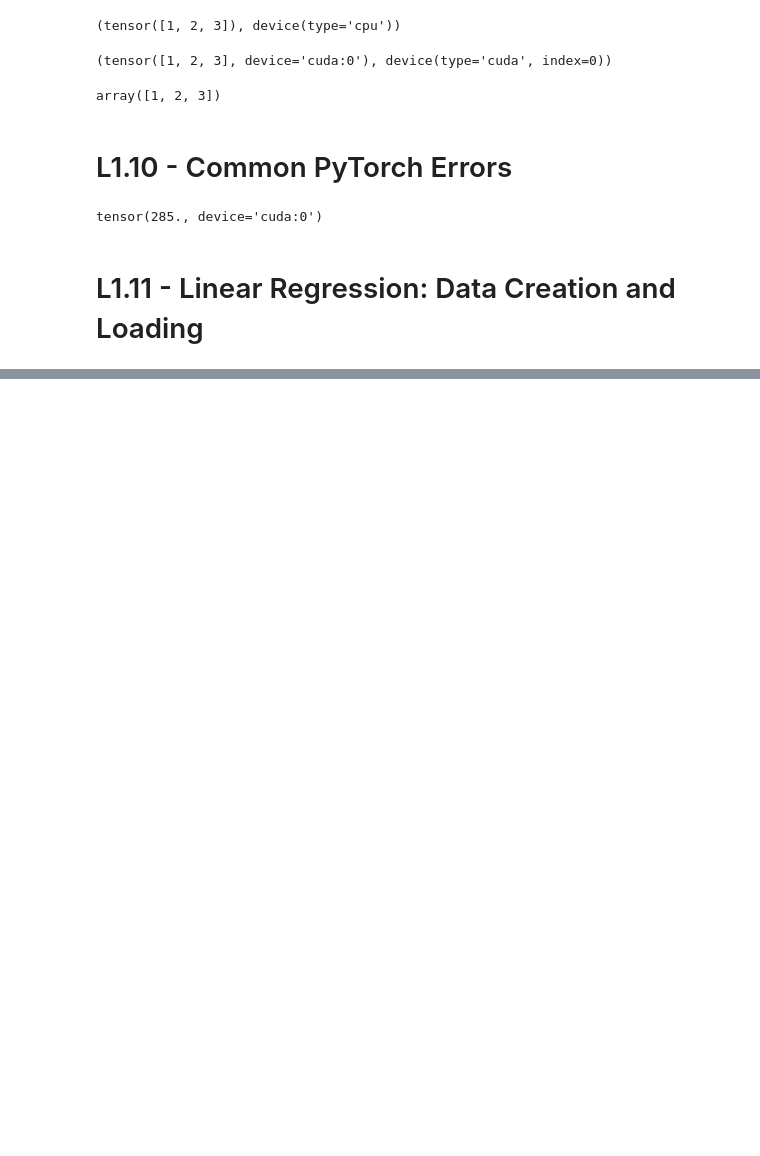
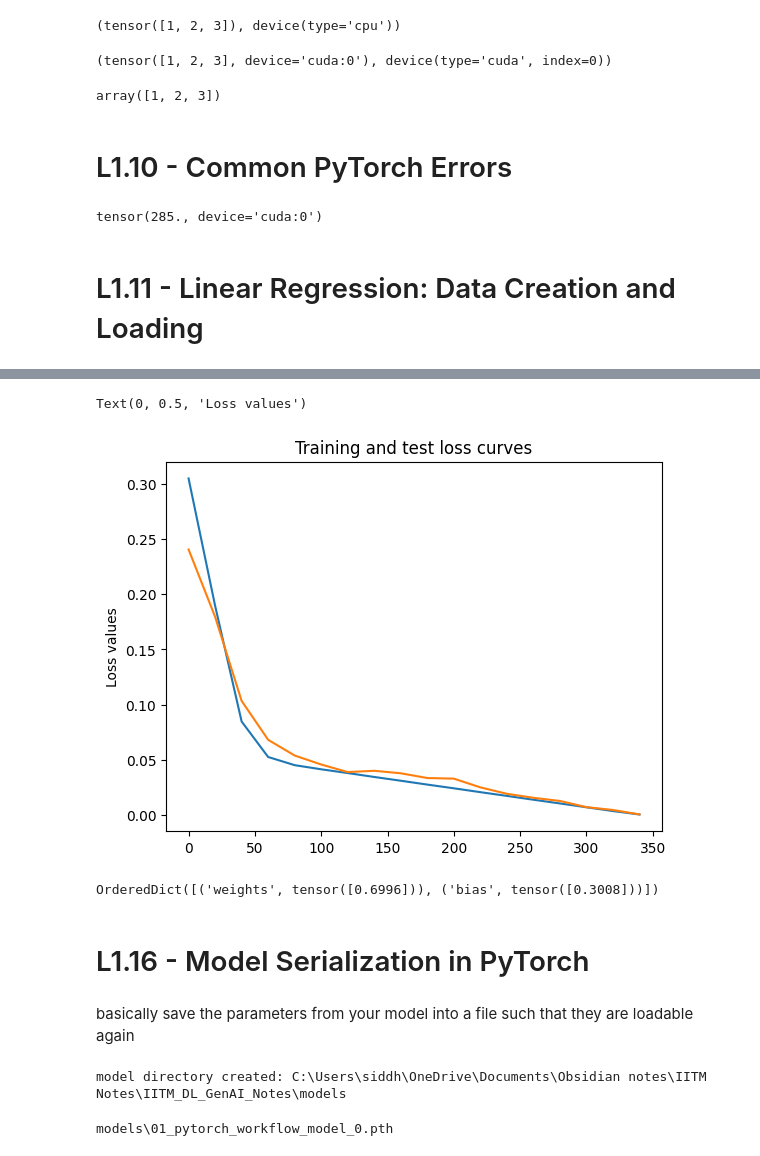
Before and after one commit to siddhartha12/IITM_DL_GenAI_Notes, a Jupyter notebook: DL GenAI Week 1.ipynb, the cells around one changed output, grey strips where cells are left out. Saved outputs shown, nothing was run; the diff lists cells and outputs as text; code cells hidden in the pictures; blank space fills up the shorter version.

```diff
--- a/DL GenAI Week 1.ipynb
+++ b/DL GenAI Week 1.ipynb
@@ -585,0 +715,5 @@ tensor(285., device='cuda:0')
+# %%
+model = LinearRegressionModel()
+x = torch.tensor([[2.0],[3.0],[4.]])
+y_pred = model(x)
+y_pred
@@ -585,0 +814,14 @@ tensor(285., device='cuda:0')
+# %%
+# configure the loss function
+loss_fn = nn.L1Loss()
+
+# configure optimization algorithm
+optimizer = torch.optim.SGD(
+    params = model_0.parameters(),
+    lr=0.001
+)
+
+print(optimizer)
+print(optimizer.param_groups[0]['lr'])
+
+print(len(list(model_0.parameters())))
@@ -585,0 +843,11 @@ tensor(285., device='cuda:0')
+# %%
+# number of time - number of times model will pass over the training data
+epochs = 100
+for epoch in range(epochs):
+    model_0.train() #puts model in training mode
+    y_pred=model_0(x_train)
+    # print(y_pred)
+    loss = loss_fn(y_pred, y_train) # Calculate loss function
+    optimizer.zero_grad() # zero out the gradients
+    loss.backward() # backpropagation
+    optimizer.step # update parameters
@@ -585,0 +934,32 @@ tensor(285., device='cuda:0')
+# %%
+plt.plot(epoch_count, train_loss_values, label="Train Loss")
+plt.plot(epoch_count, test_loss_values, label="Test Loss")
+plt.title("Training and test loss curves")
+
+plt.ylabel("Loss values")
+# %% [output]
+Text(0, 0.5, 'Loss values')
+[figure, added]
+# %%
+learned_params = model_0.state_dict()
+
+learned_params
+# %% [output]
+OrderedDict([('weights', tensor([0.6996])), ('bias', tensor([0.3008]))])
+# %% [markdown]
+# L1.16 - Model Serialization in PyTorch
+# %% [markdown]
+basically save the parameters from your model into a file such that they are loadable again
+# %%
+from pathlib import Path
+MODEL_PATH = Path("models") # path object pointing to ./path
+MODEL_PATH.mkdir(parents=True, exist_ok=True)
+print(f"model directory created: {MODEL_PATH.absolute()}")
+# %% [output]
+model directory created: C:\Users\siddh\OneDrive\Documents\Obsidian notes\IITM Notes\IITM_DL_GenAI_Notes\models
+# %%
+MODEL_NAME = "01_pytorch_workflow_model_0.pth"
+MODEL_SAVE_PATH = MODEL_PATH / MODEL_NAME
+print(MODEL_SAVE_PATH)
+# %% [output]
+models\01_pytorch_workflow_model_0.pth
```
Also changed, not shown: parts of 35 cells of this notebook, 2 other files.
